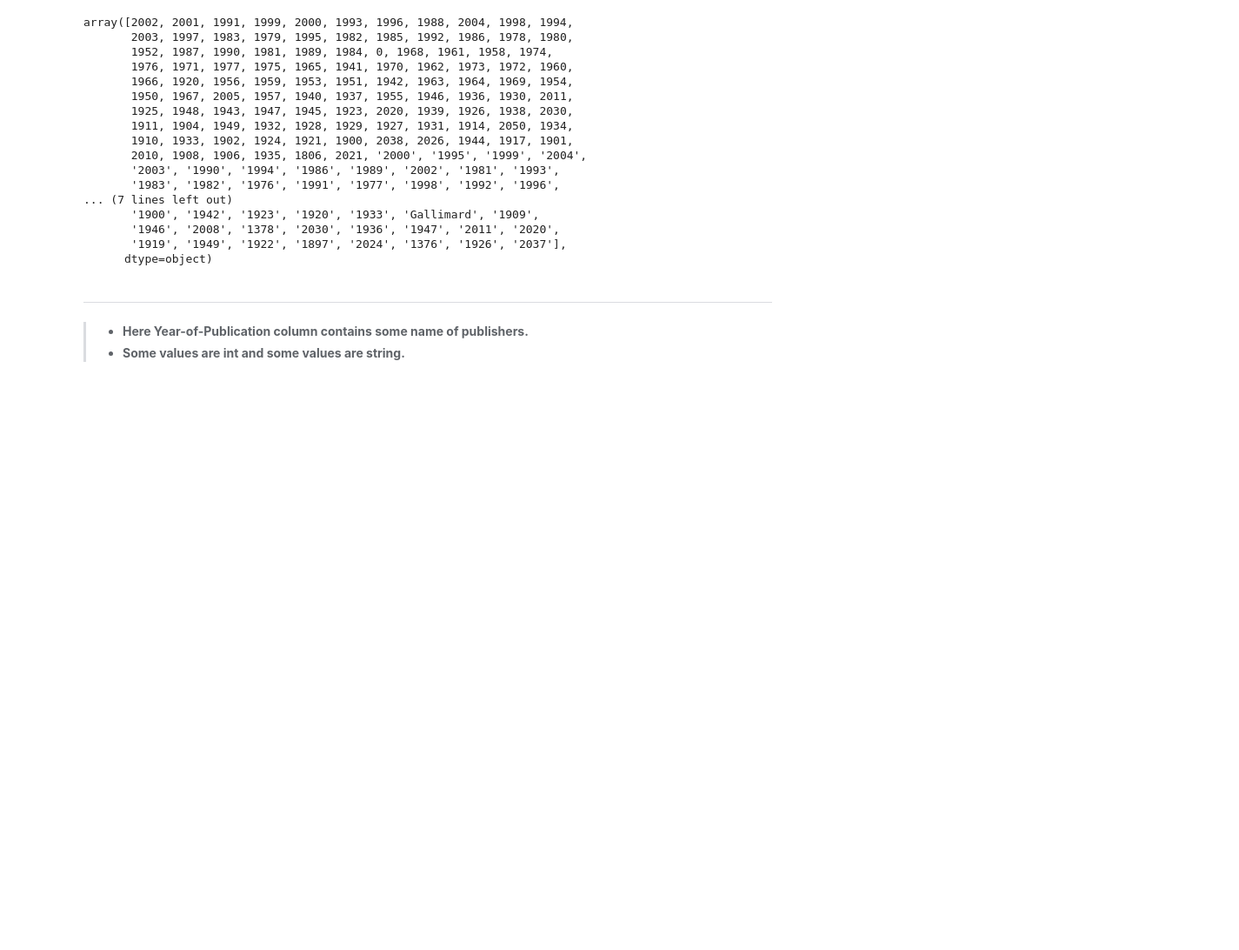
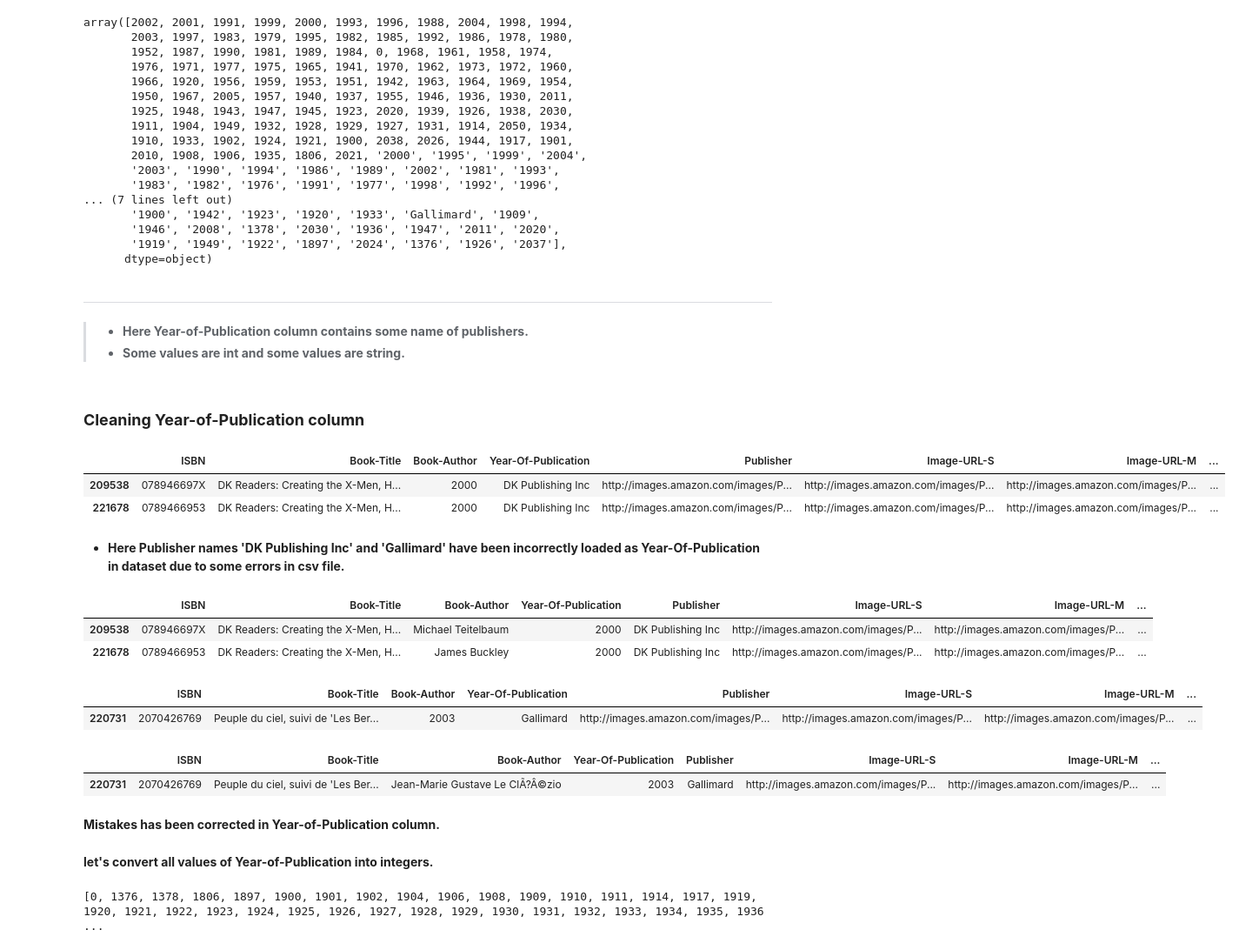
Before and after one commit to vickypandey07/Book-Recommendation-System, a Jupyter notebook: Book_Recommendation_System_Vikram_Pandey_Capstone_Project_4.ipynb, the cells around one changed output. Shown: that part at 87% size. Drawn from its saved outputs; the diff is of its cells as text; code cells hidden in the pictures; blank space fills up the shorter version.

```diff
--- a/Book_Recommendation_System_Vikram_Pandey_Capstone_Project_4.ipynb
+++ b/Book_Recommendation_System_Vikram_Pandey_Capstone_Project_4.ipynb
@@ -357,3 +357,15 @@ array([2002, 2001, 1991, 1999, 2000, 1993, 1996, 1988, 2004, 1998, 1994,
 # Therefore let's Convert all values into string
 
 books['Year-Of-Publication']=books['Year-Of-Publication'].astype('str')
+# %% [markdown]
+### **Cleaning Year-of-Publication column**
+# %%
+# Let's check the rows having 'DK Publishing Inc' as Year-of-Publication
+
+books.loc[books['Year-Of-Publication'] == 'DK Publishing Inc',:]
+# %% [output]
+|  | ISBN | Book-Title | Book-Author | Year-Of-Publication | Publisher | Image-URL-S | Image-URL-M | ... |
+| 209538 | 078946697X | DK Readers: Creating the X-Men, H... | 2000 | DK Publishing Inc | http://images.amazon.com/images/P... | http://images.amazon.com/images/P... | http://images.amazon.com/images/P... | ... |
+| 221678 | 0789466953 | DK Readers: Creating the X-Men, H... | 2000 | DK Publishing Inc | http://images.amazon.com/images/P... | http://images.amazon.com/images/P... | http://images.amazon.com/images/P... | ... |
+# %% [markdown]
+* **Here Publisher names 'DK Publishing Inc' and 'Gallimard' have been incorrectly loaded as Year-Of-Publication in dataset due to some errors in csv file.**
@@ -359,0 +386,15 @@ books['Year-Of-Publication']=books['Year-Of-Publication'].astype('str')
+# %%
+# Let's check the corrections
+
+books.loc[(books.ISBN == '0789466953') | (books.ISBN == '078946697X'),:]
+# %% [output]
+|  | ISBN | Book-Title | Book-Author | Year-Of-Publication | Publisher | Image-URL-S | Image-URL-M | ... |
+| 209538 | 078946697X | DK Readers: Creating the X-Men, H... | Michael Teitelbaum | 2000 | DK Publishing Inc | http://images.amazon.com/images/P... | http://images.amazon.com/images/P... | ... |
+| 221678 | 0789466953 | DK Readers: Creating the X-Men, H... | James Buckley | 2000 | DK Publishing Inc | http://images.amazon.com/images/P... | http://images.amazon.com/images/P... | ... |
+# %%
+# Let's investigate the rows having 'Gallimard' as Year-of-Publication
+
+books.loc[books['Year-Of-Publication'] == 'Gallimard',:]
+# %% [output]
+|  | ISBN | Book-Title | Book-Author | Year-Of-Publication | Publisher | Image-URL-S | Image-URL-M | ... |
+| 220731 | 2070426769 | Peuple du ciel, suivi de 'Les Ber... | 2003 | Gallimard | http://images.amazon.com/images/P... | http://images.amazon.com/images/P... | http://images.amazon.com/images/P... | ... |
@@ -359,0 +408,19 @@ books['Year-Of-Publication']=books['Year-Of-Publication'].astype('str')
+# %%
+# Let's check the corrections
+
+books.loc[books.ISBN == '2070426769',:]
+# %% [output]
+|  | ISBN | Book-Title | Book-Author | Year-Of-Publication | Publisher | Image-URL-S | Image-URL-M | ... |
+| 220731 | 2070426769 | Peuple du ciel, suivi de 'Les Ber... | Jean-Marie Gustave Le ClÃ?Â©zio | 2003 | Gallimard | http://images.amazon.com/images/P... | http://images.amazon.com/images/P... | ... |
+# %% [markdown]
+**Mistakes has been corrected in Year-of-Publication column.**
+# %% [markdown]
+**let's convert all values of Year-of-Publication into integers.**
+# %%
+# Converting each values from string to integers
+
+books['Year-Of-Publication']=pd.to_numeric(books['Year-Of-Publication'], errors='coerce')
+
+print(sorted(books['Year-Of-Publication'].unique()))
+# %% [output]
+[0, 1376, 1378, 1806, 1897, 1900, 1901, 1902, 1904, 1906, 1908, 1909, 1910, 1911, 1914, 1917, 1919, 1920, 1921, 1922, 1923, 1924, 1925, 1926, 1927, 1928, 1929, 1930, 1931, 1932, 1933, 1934, 1935, 1936 ...
```
Also changed, not shown: parts of 14 cells of this notebook.
